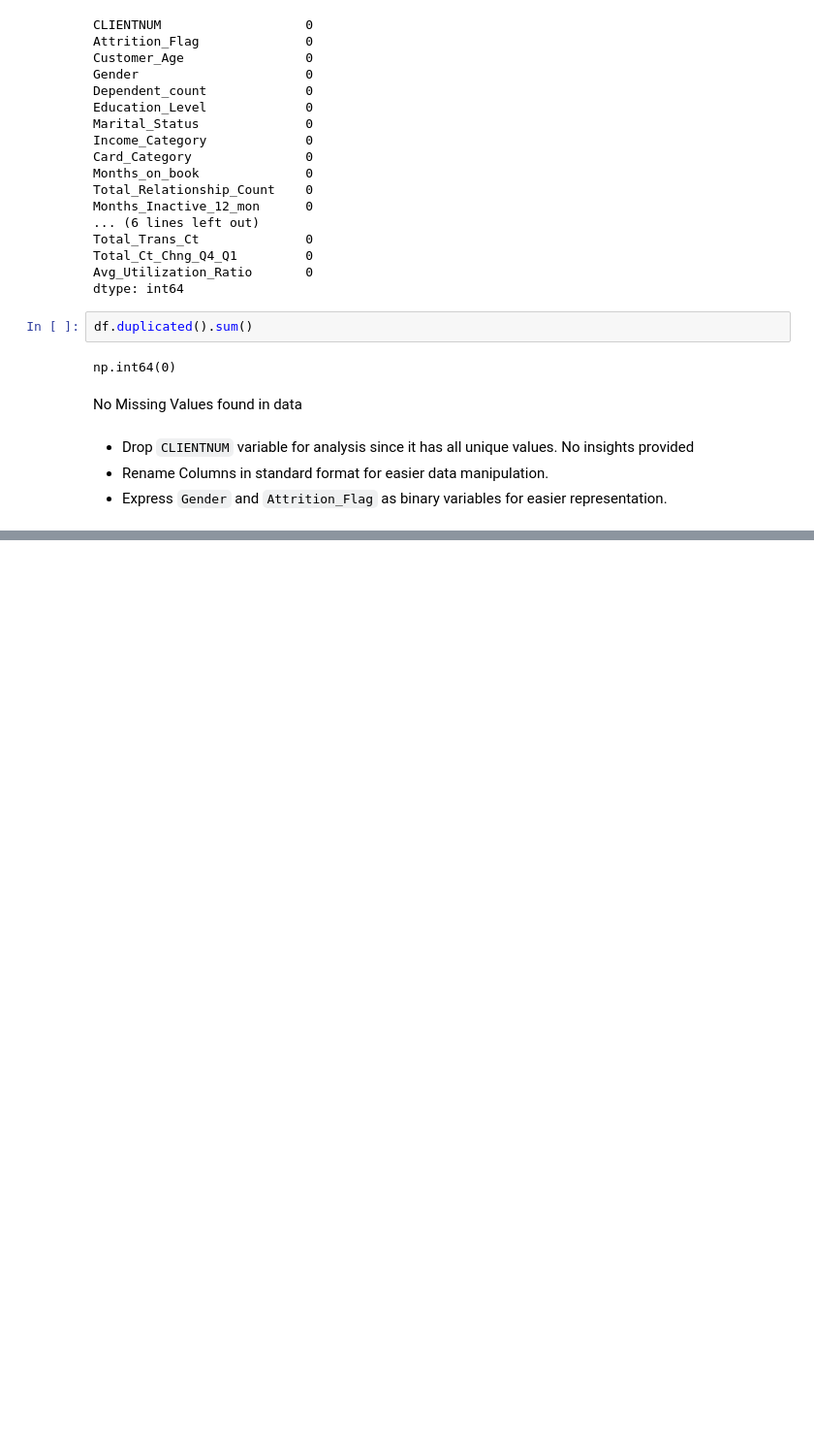
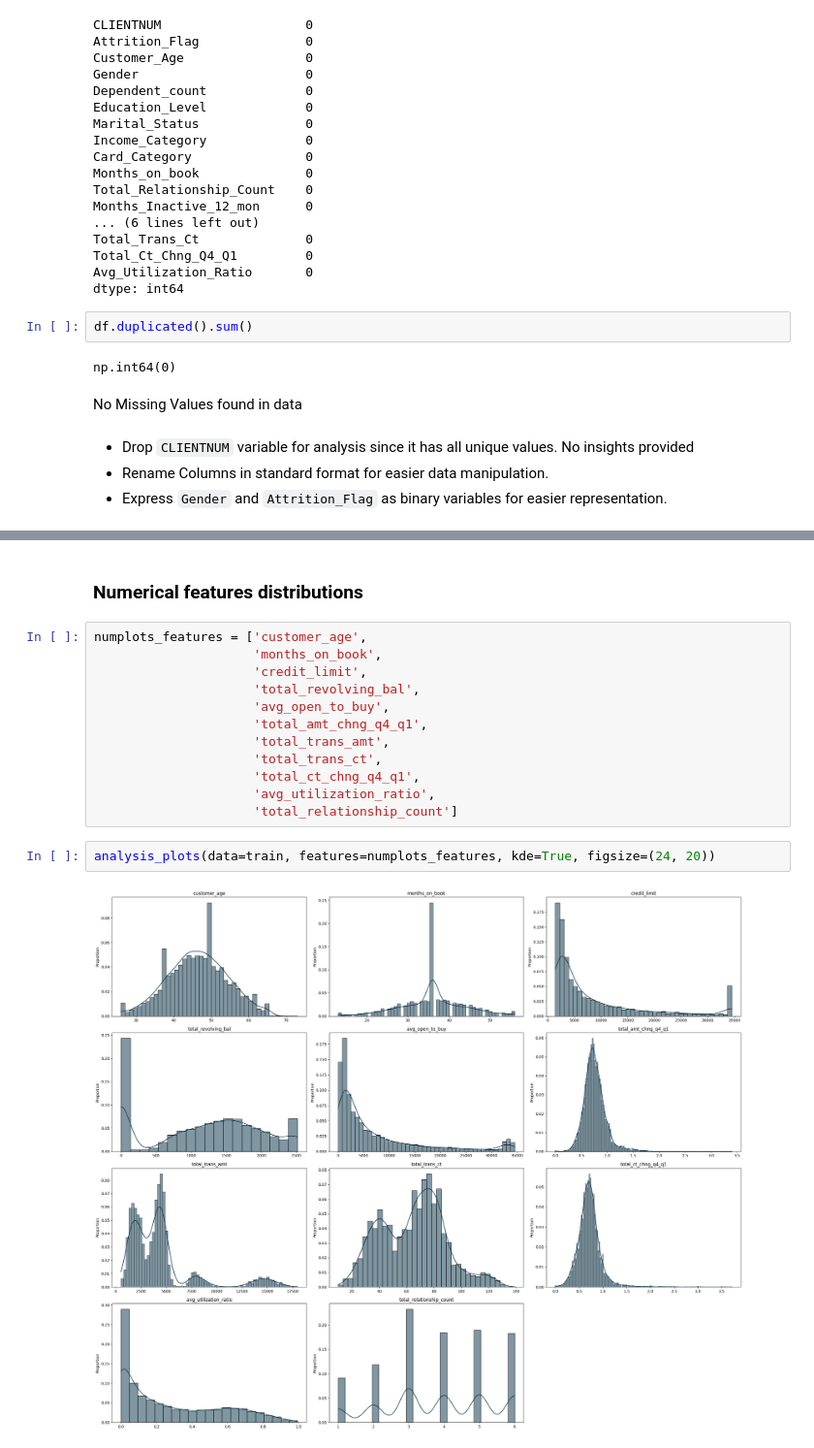
Before and after one commit to Shri0807/Credit-Card-Churn-Prediction, a Jupyter notebook: notebooks/EDA.ipynb, the cells around one changed output, grey strips where cells are left out. Shown: that part at 97% size. Drawn from its saved outputs; the diff is of its cells as text; blank space fills up the shorter version.

```diff
--- a/notebooks/EDA.ipynb
+++ b/notebooks/EDA.ipynb
@@ -134,0 +383,18 @@ df['attrition_flag'] = df['attrition_flag'].map({'Attrited Customer': 1, 'Existi
+# %% [markdown]
+### Numerical features distributions
+# %%
+numplots_features = ['customer_age',
+                     'months_on_book',
+                     'credit_limit',
+                     'total_revolving_bal',
+                     'avg_open_to_buy',
+                     'total_amt_chng_q4_q1',
+                     'total_trans_amt',
+                     'total_trans_ct',
+                     'total_ct_chng_q4_q1',
+                     'avg_utilization_ratio',
+                     'total_relationship_count']
+# %%
+analysis_plots(data=train, features=numplots_features, kde=True, figsize=(24, 20))
+# %% [output]
+[figure, added]
```
Also changed, not shown: parts of 27 cells of this notebook.
